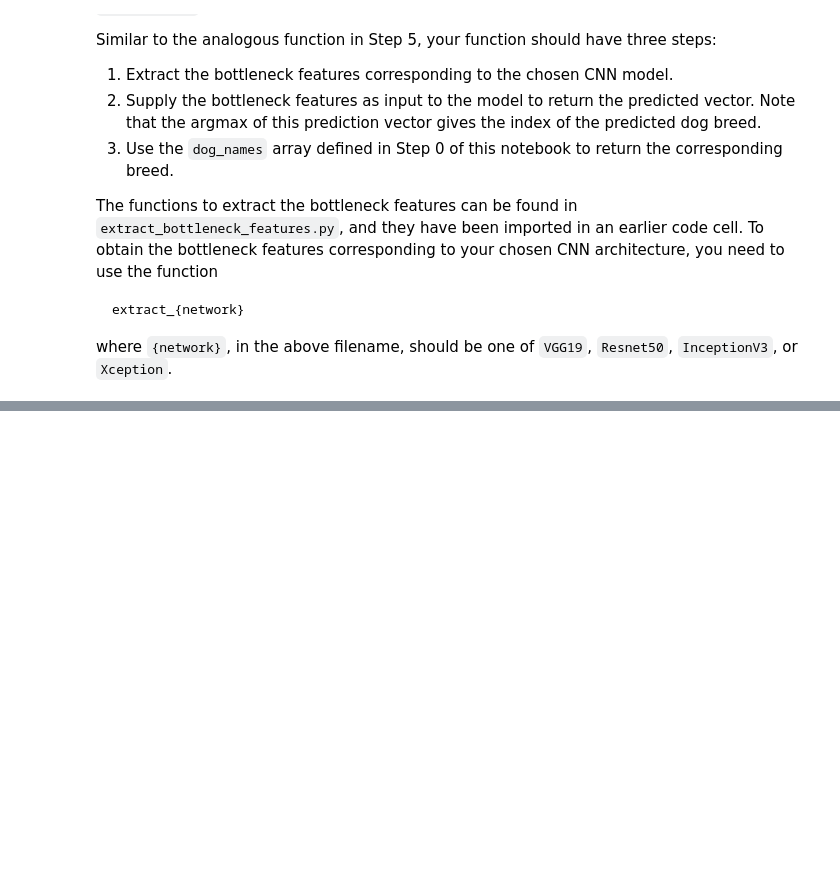
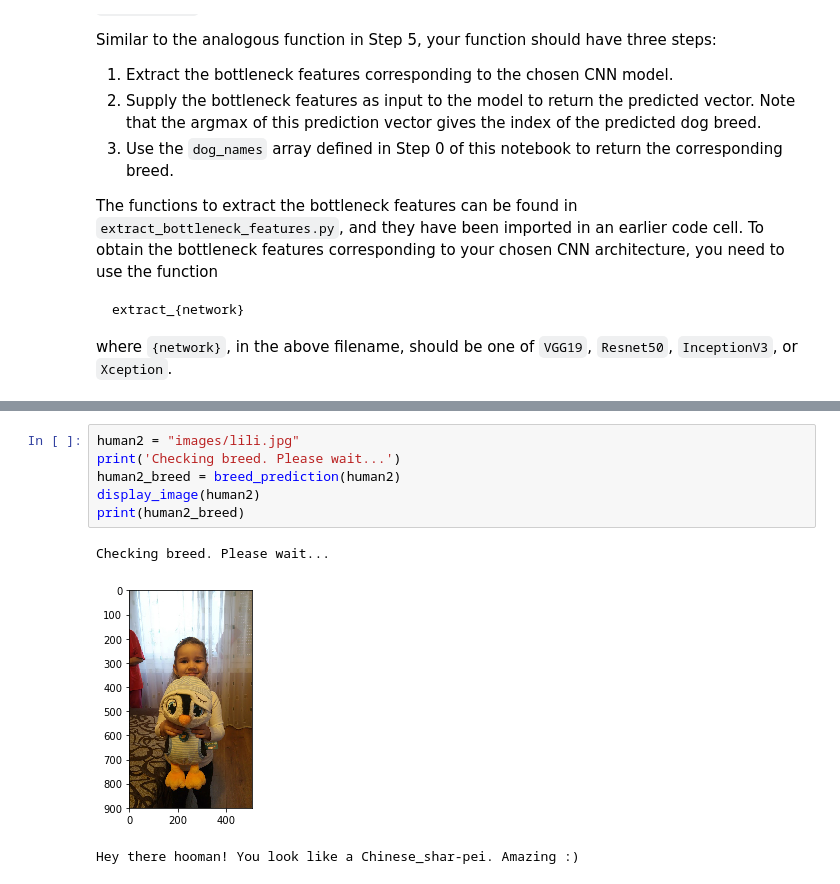
Before and after one commit to gabor182/dog-project, a Jupyter notebook: dog_app.ipynb, the cells around one changed output, grey strips where cells are left out. Drawn from its saved outputs; the diff is of its cells as text; blank space fills up the shorter version.

```diff
--- a/dog_app.ipynb
+++ b/dog_app.ipynb
@@ -692,0 +813,10 @@ __Answer:__
+# %%
+human2 = "images/lili.jpg"
+print('Checking breed. Please wait...')
+human2_breed = breed_prediction(human2)
+display_image(human2)
+print(human2_breed)
+# %% [output]
+Checking breed. Please wait...
+[figure, added]
+Hey there hooman! You look like a Chinese_shar-pei. Amazing :)
```
Also changed, not shown: parts of 34 cells of this notebook, 1 other file.
